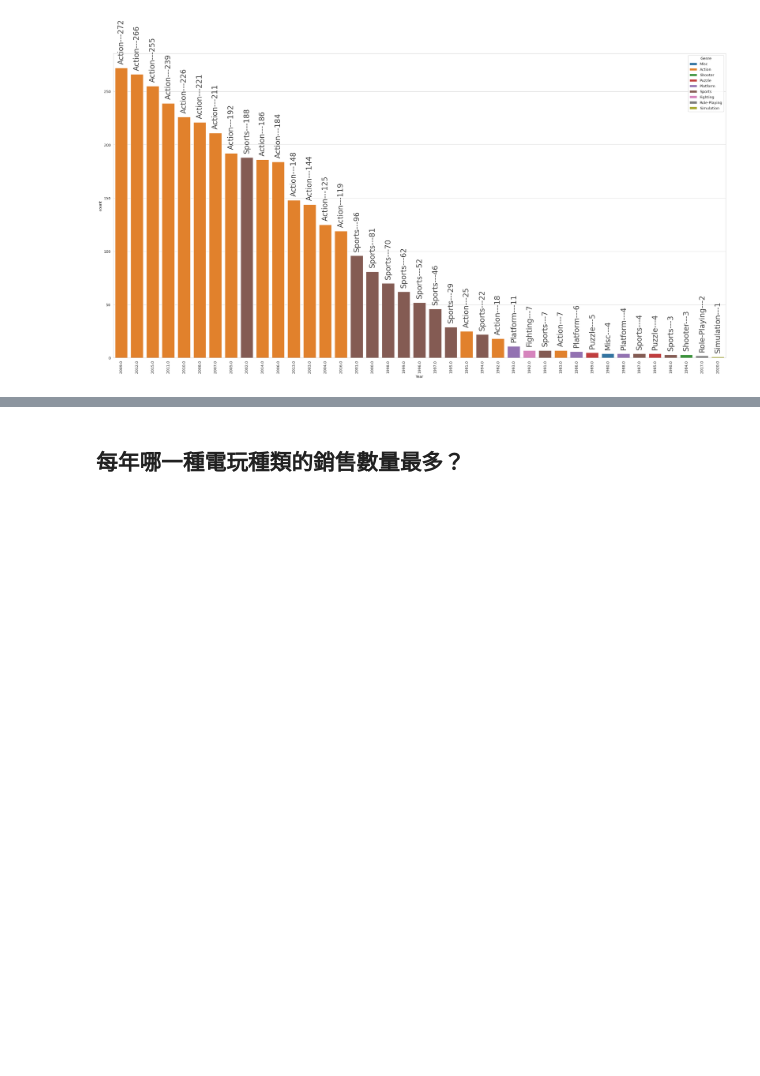
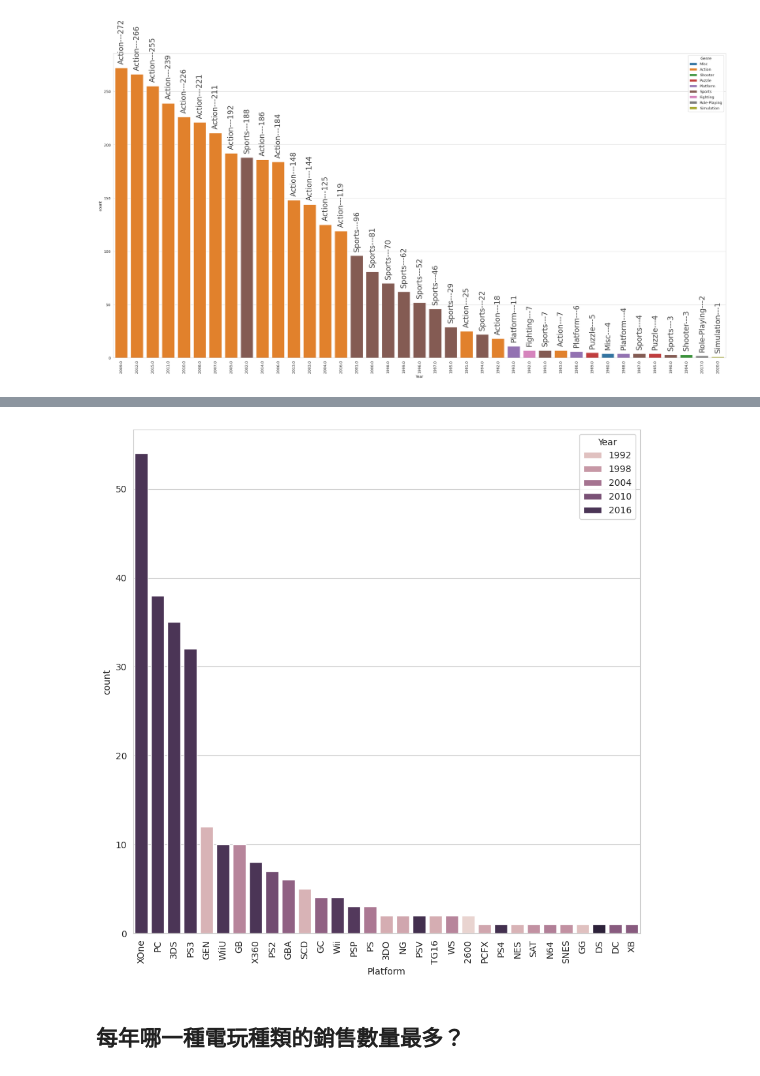
Before and after one commit to Yiting916/data_analysis, a Jupyter notebook: 05-02.LAB_VideoGameSales.ipynb, the cells around one changed output, grey strips where cells are left out. Cells and saved outputs as stored; diff of their text form; code cells hidden in the pictures; blank space fills up the shorter version.

```diff
--- a/05-02.LAB_VideoGameSales.ipynb
+++ b/05-02.LAB_VideoGameSales.ipynb
@@ -628,3 +635,16 @@ plt.show()
+# %%
+# 練習題
+# 請計算每一個平台，哪一年的遊戲數目最多
+plt_game_yr_df = data.groupby(['Platform', 'Year'])['Name'].count().reset_index(name='count')
+# plt_game_yr_df
+plt_game_yr_max = plt_game_yr_df.loc[plt_game_yr_df.groupby('Platform')['Year'].idxmax()].sort_values(by=['count'], ascending=False)
+
+plt.figure(figsize=(10, 10))
+sns.barplot(data=plt_game_yr_max, x='Platform', y='count', hue='Year')
+plt.xticks(rotation=90)
+plt.show()
+# %% [output]
+[figure, added]
 # %%
 # 練習題
 # 請計算每一個類型，哪一年的遊戲數目最多
```
Also changed, not shown: parts of 3 cells of this notebook.
